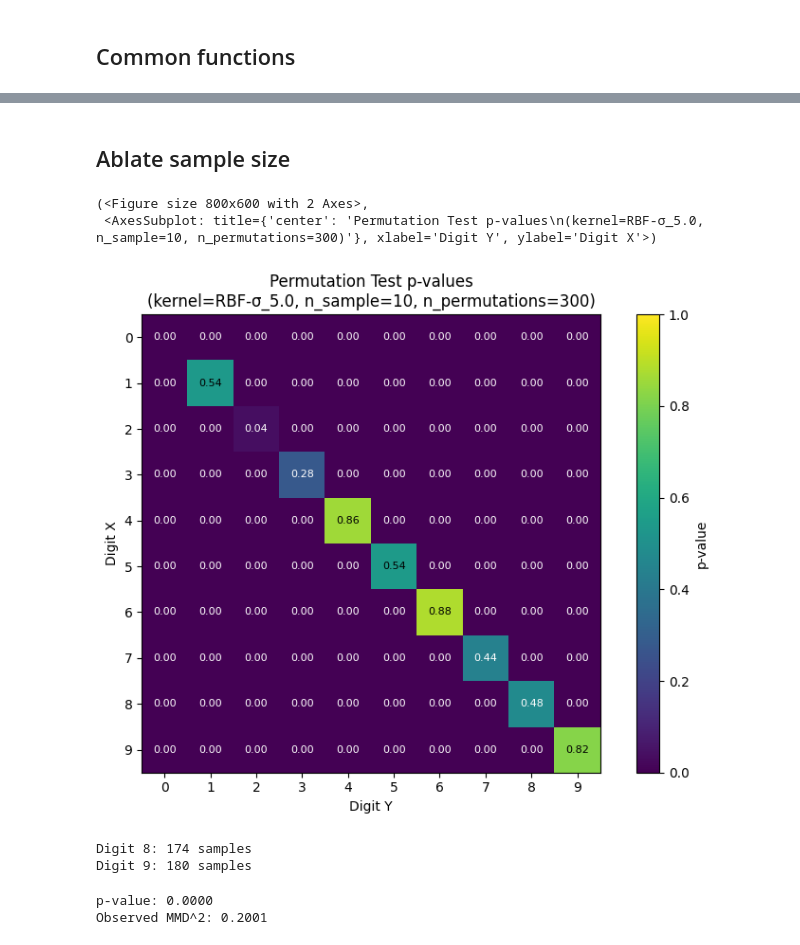
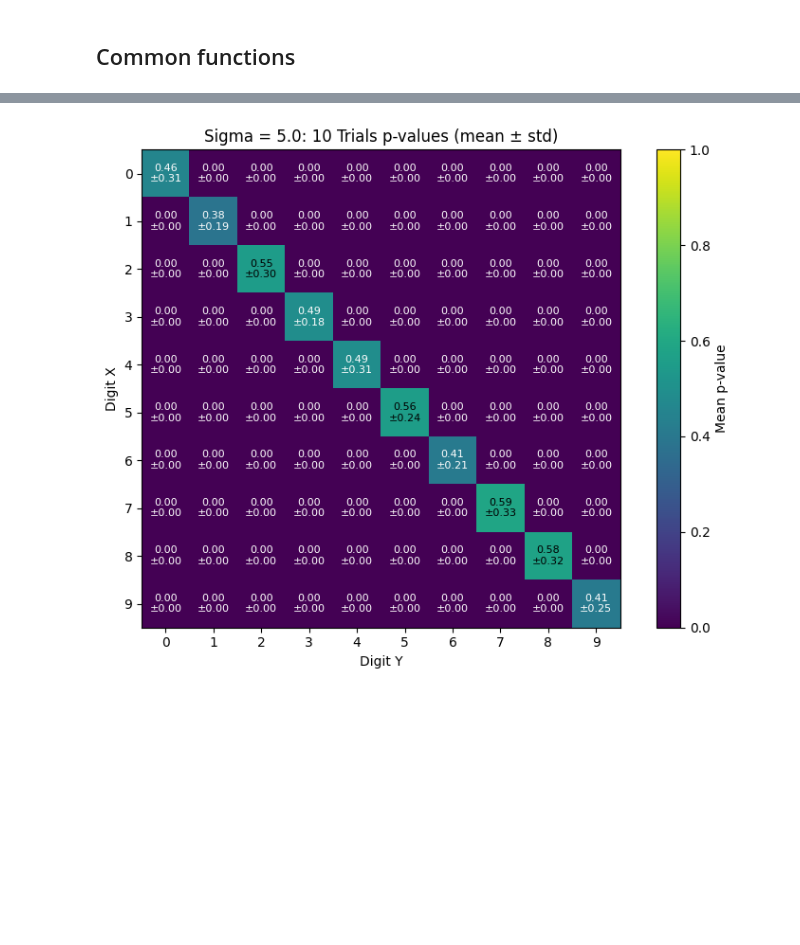
Before and after one commit to XuanjieLiu/Two-Test-Kernel, a Jupyter notebook: mnist_test.ipynb, the cells around one changed output, grey strips where cells are left out. Drawn from its saved outputs; the diff is of its cells as text; code cells hidden in the pictures; blank space fills up the shorter version.

```diff
--- a/mnist_test.ipynb
+++ b/mnist_test.ipynb
@@ -294,50 +211,0 @@ plot_p_matrix(p_matrix, title=title)
-# %% [markdown]
-## Ablate sample size
-# %%
-sigma = 5.0
-kernel = make_rbf_kernel(sigma)
-sample_size = 10
-num_permutations = 300
-p_matrix = compute_mnist_matrix(sample_size=sample_size, num_permutations=num_permutations, kernel=kernel)
-title = f"Permutation Test p-values\n(kernel=RBF-σ_{sigma}, n_sample={sample_size}, n_permutations={num_permutations})"
-plot_p_matrix(p_matrix, title=title)
-# %% [output]
-(<Figure size 800x600 with 2 Axes>,
- <AxesSubplot: title={'center': 'Permutation Test p-values\n(kernel=RBF-σ_5.0, n_sample=10, n_permutations=300)'}, xlabel='Digit Y', ylabel='Digit X'>)
-[figure, removed]
-# %%
-# 4. 通用计算 MNIST 样本对 p 值矩阵
-sample_size = 10
-num_permutations = 300
-kernel = make_rbf_kernel(sigma)
-digits = load_digits()
-X_all, y_all = digits.data, digits.target
-p_mat = np.zeros((10, 10))
-
-digit_1 = 8
-digit_2 = 9
-Xi = X_all[y_all == digit_1]
-print(f"Digit {digit_1}: {len(Xi)} samples")
-Xj = X_all[y_all == digit_2]
-print(f"Digit {digit_2}: {len(Xj)} samples")
-idx_i = np.random.choice(len(Xi), sample_size, replace=False)
-idx_j = np.random.choice(len(Xj), sample_size, replace=False)
-X = Xi[idx_i]
-Y = Xj[idx_j]
-p_value, observed_mmd, permuted_stats = permutation_test(X, Y, kernel, num_permutations)
-# %% [output]
-Digit 8: 174 samples
-Digit 9: 180 samples
-# %%
-p_value
-observed_mmd
-permuted_stats
-print(f"p-value: {p_value:.4f}")
-print(f"Observed MMD^2: {observed_mmd:.4f}")
-for i in range(len(permuted_stats)):
-    # 仅打印大于观察到的 MMD^2 的置换统计量
-    if permuted_stats[i] > observed_mmd:
-        print(f"Permutation {i}: MMD^2 = {permuted_stats[i]:.4f} (greater than observed)")
-# %% [output]
-p-value: 0.0000
-Observed MMD^2: 0.2001
@@ -343,0 +241,21 @@ Observed MMD^2: 0.2001
+# %%
+the_sigma = 5.0
+
+# sigmas, type1, power, p_mats 已由 summarize_sigmas 返回
+n_trials = len(p_mats_all)
+# 找到 sigma=the_sigma 在 sigmas 列表中的索引
+idx = sigmas.index(the_sigma)
+
+# 提取 10 次试验中对应 sigma=the_sigma 的 p_matrix
+p_list_sigma = [p_mats_all[t][idx] for t in range(n_trials)]
+# 堆叠为形状 (10,10,10) 的数组
+p_array_sigma = np.stack(p_list_sigma, axis=0)
+
+# 绘制热力图
+fig, ax = plot_p_matrix(
+    p_array_sigma,
+    title="Sigma = 5.0: 10 Trials p-values (mean ± std)"
+)
+plt.show()
+# %% [output]
+[figure, added]
```
Also changed, not shown: parts of 22 cells of this notebook.
